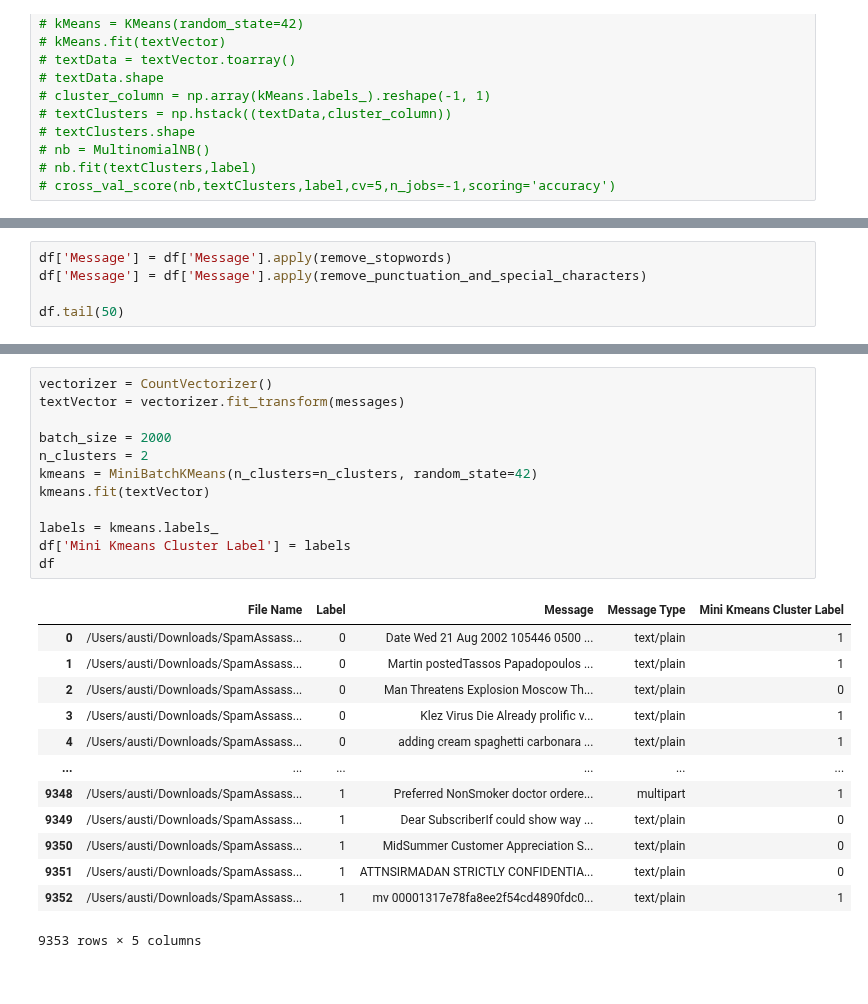
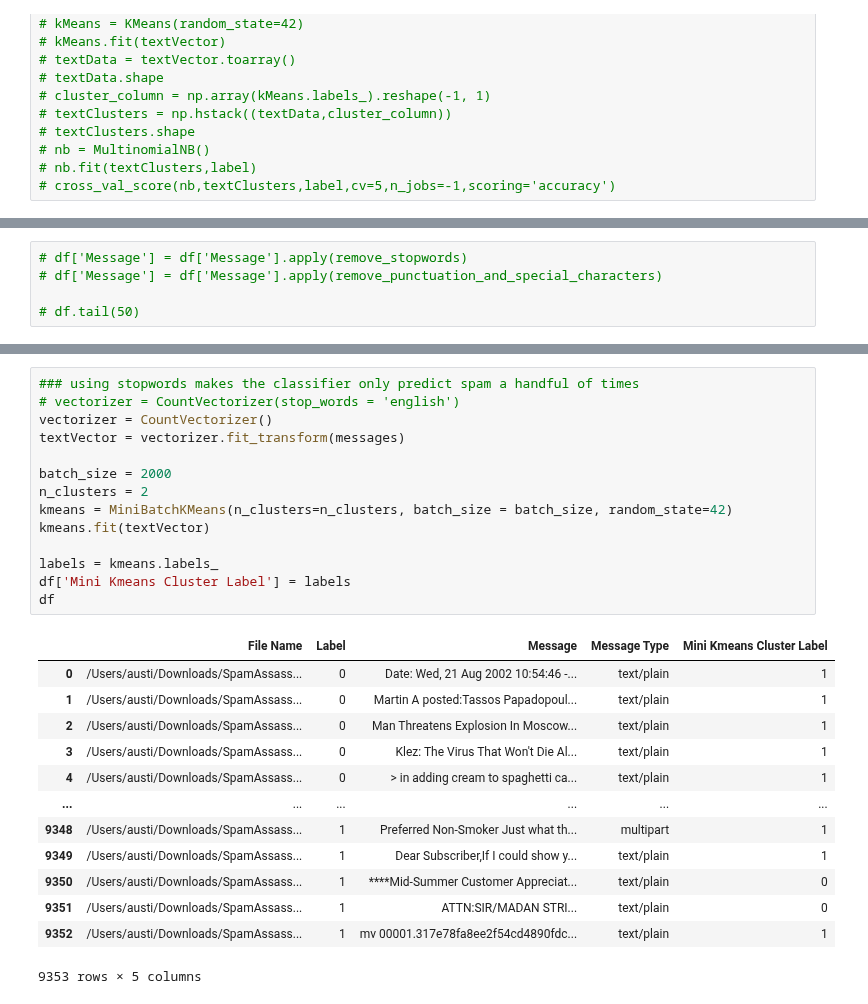
Before and after one commit to taddbackus/qtw, a Jupyter notebook: Case Study 3/caseStudy3 v4.ipynb, the cells around one changed output, grey strips where cells are left out. Saved outputs shown, nothing was run; the diff lists cells and outputs as text.

```diff
--- a/Case Study 3/caseStudy3 v4.ipynb
+++ b/Case Study 3/caseStudy3 v4.ipynb
@@ -202,5 +206,5 @@ def remove_punctuation_and_special_characters(text):
 # %%
-df['Message'] = df['Message'].apply(remove_stopwords)
-df['Message'] = df['Message'].apply(remove_punctuation_and_special_characters)
+# df['Message'] = df['Message'].apply(remove_stopwords)
+# df['Message'] = df['Message'].apply(remove_punctuation_and_special_characters)
 
-df.tail(50)
+# df.tail(50)
@@ -225,27 +211,29 @@ df.tail(50)
 # %%
+### using stopwords makes the classifier only predict spam a handful of times
+# vectorizer = CountVectorizer(stop_words = 'english')
 vectorizer = CountVectorizer()
 textVector = vectorizer.fit_transform(messages)
 
 batch_size = 2000
 n_clusters = 2
-kmeans = MiniBatchKMeans(n_clusters=n_clusters, random_state=42)
+kmeans = MiniBatchKMeans(n_clusters=n_clusters, batch_size = batch_size, random_state=42)
 kmeans.fit(textVector)
 
 labels = kmeans.labels_
 df['Mini Kmeans Cluster Label'] = labels
 df
 # %% [output]
 |  | File Name | Label | Message | Message Type | Mini Kmeans Cluster Label |
-| 0 | /Users/austi/Downloads/SpamAssass... | 0 | Date Wed 21 Aug 2002 105446 0500 ... | text/plain | 1 |
-| 1 | /Users/austi/Downloads/SpamAssass... | 0 | Martin postedTassos Papadopoulos ... | text/plain | 1 |
-| 2 | /Users/austi/Downloads/SpamAssass... | 0 | Man Threatens Explosion Moscow Th... | text/plain | 0 |
-| 3 | /Users/austi/Downloads/SpamAssass... | 0 | Klez Virus Die Already prolific v... | text/plain | 1 |
-| 4 | /Users/austi/Downloads/SpamAssass... | 0 | adding cream spaghetti carbonara ... | text/plain | 1 |
+| 0 | /Users/austi/Downloads/SpamAssass... | 0 | Date: Wed, 21 Aug 2002 10:54:46 -... | text/plain | 1 |
+| 1 | /Users/austi/Downloads/SpamAssass... | 0 | Martin A posted:Tassos Papadopoul... | text/plain | 1 |
+| 2 | /Users/austi/Downloads/SpamAssass... | 0 | Man Threatens Explosion In Moscow... | text/plain | 1 |
+| 3 | /Users/austi/Downloads/SpamAssass... | 0 | Klez: The Virus That Won't Die Al... | text/plain | 1 |
+| 4 | /Users/austi/Downloads/SpamAssass... | 0 | > in adding cream to spaghetti ca... | text/plain | 1 |
 | ... | ... | ... | ... | ... | ... |
-| 9348 | /Users/austi/Downloads/SpamAssass... | 1 | Preferred NonSmoker doctor ordere... | multipart | 1 |
-| 9349 | /Users/austi/Downloads/SpamAssass... | 1 | Dear SubscriberIf could show way ... | text/plain | 0 |
-| 9350 | /Users/austi/Downloads/SpamAssass... | 1 | MidSummer Customer Appreciation S... | text/plain | 0 |
-| 9351 | /Users/austi/Downloads/SpamAssass... | 1 | ATTNSIRMADAN STRICTLY CONFIDENTIA... | text/plain | 0 |
-| 9352 | /Users/austi/Downloads/SpamAssass... | 1 | mv 00001317e78fa8ee2f54cd4890fdc0... | text/plain | 1 |
+| 9348 | /Users/austi/Downloads/SpamAssass... | 1 | Preferred Non-Smoker Just what th... | multipart | 1 |
+| 9349 | /Users/austi/Downloads/SpamAssass... | 1 | Dear Subscriber,If I could show y... | text/plain | 1 |
+| 9350 | /Users/austi/Downloads/SpamAssass... | 1 | ****Mid-Summer Customer Appreciat... | text/plain | 0 |
+| 9351 | /Users/austi/Downloads/SpamAssass... | 1 | ATTN:SIR/MADAN STRI... | text/plain | 0 |
+| 9352 | /Users/austi/Downloads/SpamAssass... | 1 | mv 00001.317e78fa8ee2f54cd4890fdc... | text/plain | 1 |
 9353 rows × 5 columns
 # %%
```
Also changed, not shown: parts of 9 cells of this notebook.
